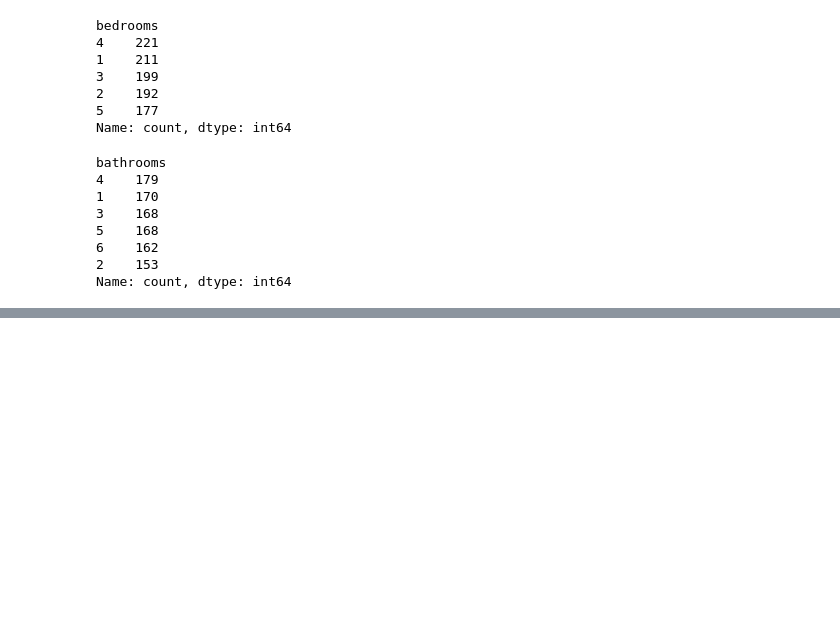
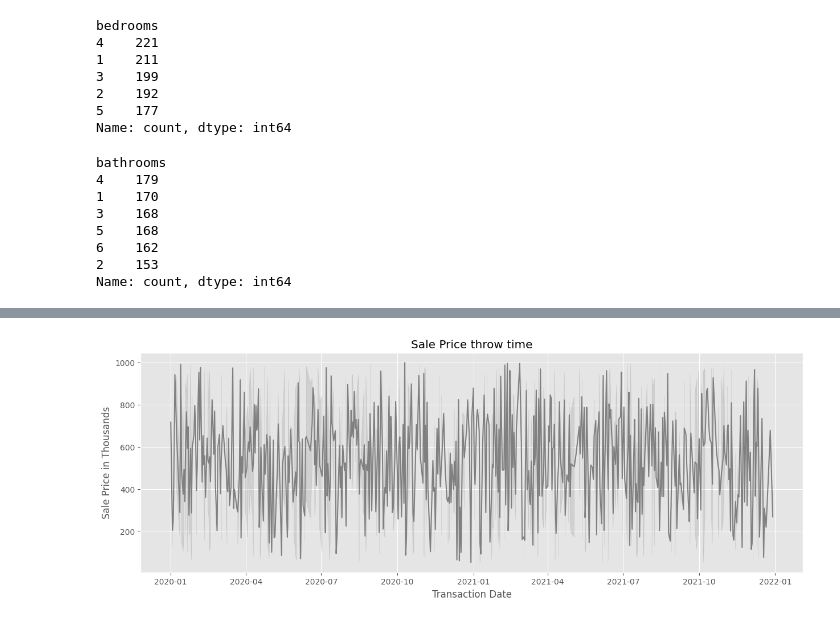
Before and after one commit to Julio-M-Siqueira/aMORA-Test, a Jupyter notebook: notebook.ipynb, the cells around one changed output, grey strips where cells are left out. Cells and saved outputs as stored; diff of their text form; code cells hidden in the pictures; blank space fills up the shorter version.

```diff
--- a/notebook.ipynb
+++ b/notebook.ipynb
@@ -311,0 +337,8 @@ property.head(5)
+# %%
+plt.figure(figsize=(15, 5))
+sns.lineplot(x=df['transaction_date'], y=df['sale_price']/1000, color='gray').set(title='Sale Price throw time')
+plt.xlabel('Transaction Date')
+plt.ylabel('Sale Price in Thousands')
+plt.show()
+# %% [output]
+[figure, added]
```
Also changed, not shown: parts of 21 cells of this notebook.
